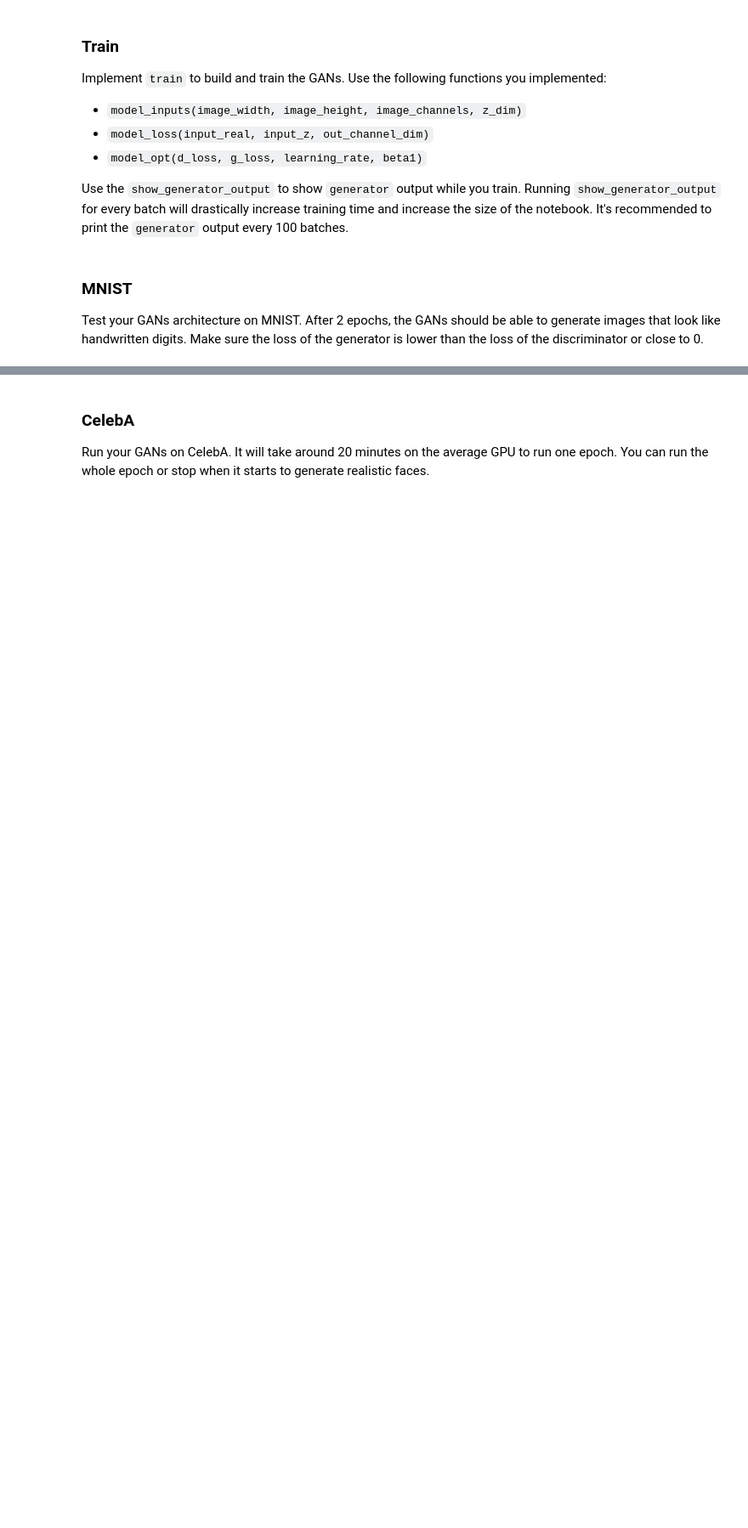
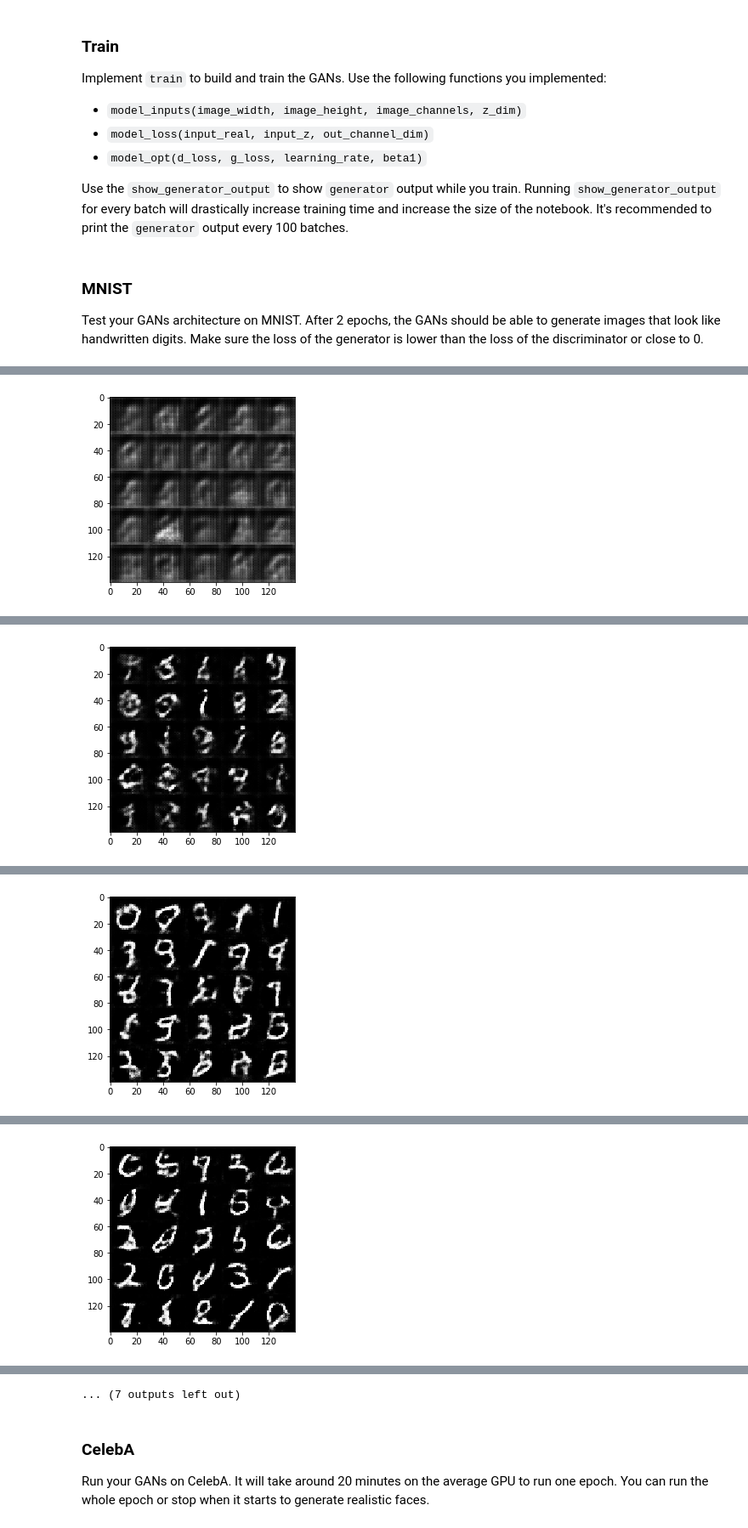
Before and after one commit to pathpot/deep-learning-exercise, a Jupyter notebook: face_generation/dlnd_face_generation.ipynb, the cells around one changed output, grey strips where cells are left out. Shown at 85% size. Saved outputs shown, nothing was run; the diff lists cells and outputs as text; code cells hidden in the pictures; blank space fills up the shorter version.

```diff
--- a/face_generation/dlnd_face_generation.ipynb
+++ b/face_generation/dlnd_face_generation.ipynb
@@ -182,22 +209,30 @@ def generator(z, out_channel_dim, is_train=True):
     # TODO: Implement Function
     alpha = 0.2
 
+    def conv_transpose_layer(tensor_in, filters, strides, is_train, use_batch_norm_and_relu=True):
+        tensor_out = tf.layers.conv2d_transpose(tensor_in, filters, 5, strides, padding="same",
+                                       kernel_initializer=tf.contrib.layers.xavier_initializer_conv2d())
+
+        if(use_batch_norm_and_relu):
+            tensor_out = tf.layers.batch_normalization(tensor_out, training=is_train)
+            tensor_out = tf.maximum(alpha * tensor_out, tensor_out)
+
+        return tensor_out
+
+
     with tf.variable_scope("generator", reuse=(not is_train)):
         x1 = tf.layers.dense(z, 7 * 7 * 512)
         x1 = tf.reshape(x1, (-1, 7, 7, 512))
-        x1 = tf.layers.batch_normalization(x1, training=is_train)
         x1 = tf.maximum(alpha * x1, x1) # 7 x 7 x 512
 
-        x2 = tf.layers.conv2d_transpose(x1, 256, 5, strides=2, padding="same")
-        x2 = tf.layers.batch_normalization(x2, training=is_train)
-        x2 = tf.maximum(alpha * x2, x2) # 14 x 14 x 256
+        # stack convolutional layer
+        x2 = conv_transpose_layer(x1, 512, 1, is_train) # 7 x 7 x 512
+        x3 = conv_transpose_layer(x2, 256, 2, is_train) # 14 x 14 x 256
+        x4 = conv_transpose_layer(x3, 128, 1, is_train) # 14 x 14 x 128
+        x5 = conv_transpose_layer(x4, 64, 2, is_train) # 28 x 28 x 64
+        logits = conv_transpose_layer(x5, out_channel_dim, 1, is_train, False)
 
-        x3 = tf.layers.conv2d_transpose(x2, 128, 5, strides=2, padding="same")
-        x3 = tf.layers.batch_normalization(x3, training=is_train)
-        x3 = tf.maximum(alpha * x3, x3) #  28 x 28 x 128
-
-        logits = tf.layers.conv2d_transpose(x3, out_channel_dim, 5, strides=1, padding="same") # 28 x 28 x out_channel
-        out = 0.5 * tf.tanh(logits)
+        out = tf.tanh(logits)
 
     return out
 
@@ -223,12 +258,14 @@ def model_loss(input_real, input_z, out_channel_dim):
     :return: A tuple of (discriminator loss, generator loss)
     """
     # TODO: Implement Function
+    smooth = 0.1
+
     g_model = generator(input_z, out_channel_dim)
     d_model_real, d_logit_real = discriminator(input_real)
     d_model_fake, d_logit_fake = discriminator(g_model, True)
 
     d_loss_real = tf.reduce_mean(
-        tf.nn.sigmoid_cross_entropy_with_logits(logits=d_logit_real, labels=tf.ones_like(d_logit_real)))
+        tf.nn.sigmoid_cross_entropy_with_logits(logits=d_logit_real, labels=tf.ones_like(d_logit_real) * (1 - smooth)))
     d_loss_fake = tf.reduce_mean(
         tf.nn.sigmoid_cross_entropy_with_logits(logits=d_logit_fake, labels=tf.zeros_like(d_logit_fake)))
     d_loss = d_loss_real + d_loss_fake
@@ -343,6 +380,7 @@ def train(epoch_count, batch_size, z_dim, learning_rate, beta1, get_batches, dat
                 step_cnt += 1
 
                 # create random noise
+                batch_images = 2 * batch_images
                 batch_z = np.random.uniform(-1.0, 1.0, size=(batch_size, z_dim))
 
                 # run optimizer
@@ -364,15 +402,15 @@ def train(epoch_count, batch_size, z_dim, learning_rate, beta1, get_batches, dat
 
                 # show generated images every 100 batches
                 if(step_cnt % 100 == 0):
-                    show_generator_output(sess, 25, batch_z, data_shape[3], data_image_mode)
+                    show_generator_output(sess, 25, input_z, data_shape[3], data_image_mode)
 # %% [markdown]
 ### MNIST
 Test your GANs architecture on MNIST.  After 2 epochs, the GANs should be able to generate images that look like handwritten digits.  Make sure the loss of the generator is lower than the loss of the discriminator or close to 0.
 # %%
 batch_size = 128
-z_dim = 100
-learning_rate = 0.0002
-beta1 = 0.5
+z_dim = 128
+learning_rate = 0.0003
+beta1 = 0.2
 
 
 """
@@ -388,0 +436 @@ with tf.Graph().as_default():
+[figure, added]
@@ -388,0 +447 @@ with tf.Graph().as_default():
+[figure, added]
@@ -388,0 +458 @@ with tf.Graph().as_default():
+[figure, added]
@@ -388,0 +469 @@ with tf.Graph().as_default():
+[figure, added]
@@ -389,3 +492,4 @@ with tf.Graph().as_default():
+... (7 outputs left out)
 # %% [markdown]
 ### CelebA
 Run your GANs on CelebA.  It will take around 20 minutes on the average GPU to run one epoch.  You can run the whole epoch or stop when it starts to generate realistic faces.
```
Also changed, not shown: parts of 8 cells of this notebook.
